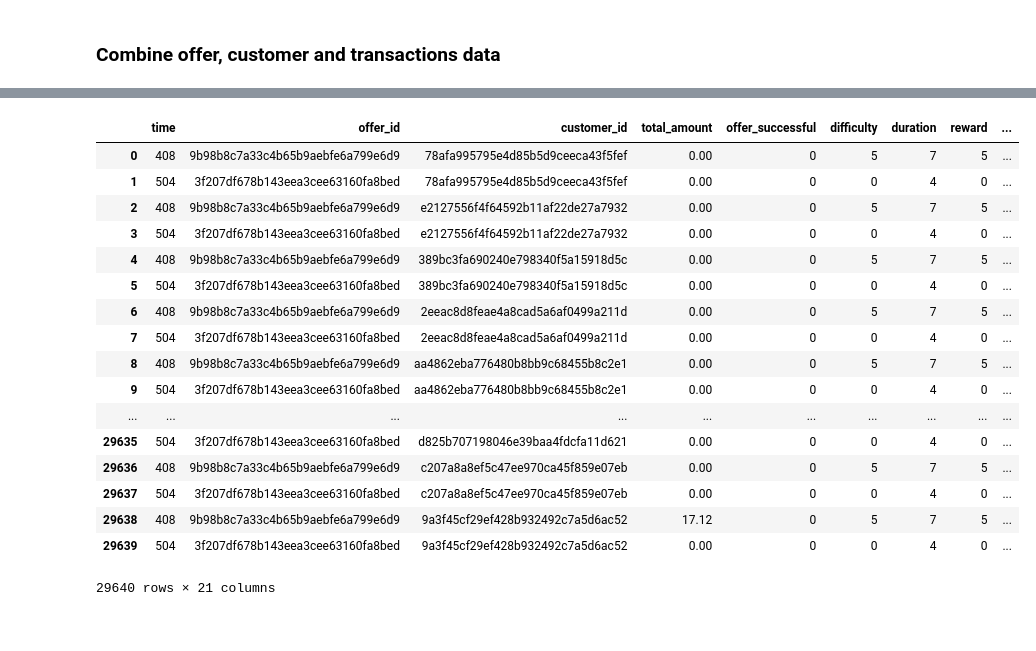
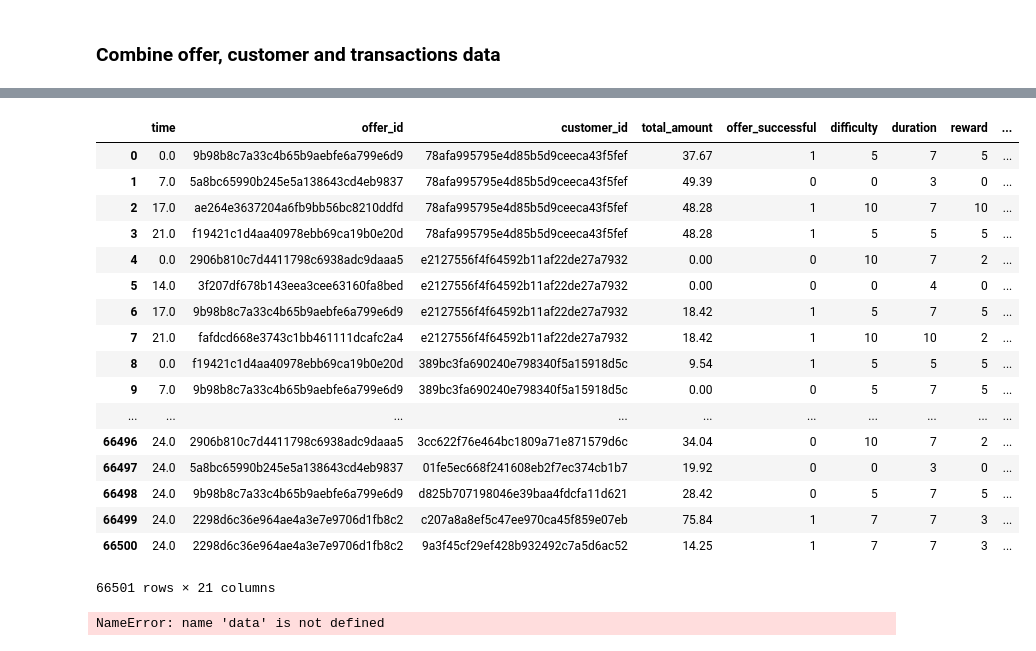
Before and after one commit to alexmill/Starbucks-Capstone-Challenge, a Jupyter notebook: Starbucks_Capstone_notebook.ipynb, the cells around one changed output, grey strips where cells are left out. Drawn from its saved outputs; the diff is of its cells as text; code cells hidden in the pictures.

```diff
--- a/Starbucks_Capstone_notebook.ipynb
+++ b/Starbucks_Capstone_notebook.ipynb
@@ -240,6 +274,8 @@ len(profile[profile['gender'].isnull()].index)
 # %%
 # profile: drop rows with no gender, income, age data
 profile = profile.drop(profile[profile['gender'].isnull()].index)
+# %%
+profile['gender'] = profile['gender'].apply(lambda x: 1 if x == 'M' else 0)
 # %%
 # profile: add start_year column
 profile['start_year'] = profile.became_member_on.dt.year
@@ -325,6 +361,8 @@ transcript.drop(columns=['value'], inplace=True)
 # %%
 # transcript: drop transaction rows whose customer_id is not in profile:customer_id
 transcript = transcript[transcript.customer_id.isin(profile.customer_id)]
+# %%
+transcript['time'] /= 24.0
 # %%
 # access the duplicate values
 transcript.duplicated().sum()
@@ -670,10 +649,10 @@ def combine_data(profile, portfolio, offers_df, transaction_df):
         customer = profile[profile['customer_id']==cust_id]
 
         # extract offers associated with the customer from offers_df
-        cust_offer_data = offers_df[offers_df.customer_id==cust_id]
+        cust_offer_data = offers_df[offers_df['customer_id']==cust_id]
 
         # extract transactions associated with the customer from transactions_df
-        cust_transaction_data = transaction_df[transaction_df.customer_id==cust_id]
+        cust_transaction_data = transaction_df[transaction_df['customer_id']==cust_id]
 
         # extract received, completed, viewed offer data from customer offers
         offer_received_data = cust_offer_data[cust_offer_data['received'] == 1]
@@ -682,19 +661,19 @@ def combine_data(profile, portfolio, offers_df, transaction_df):
 
         rows = []
         # loop through each received offer
-        for i in range(offer_received.shape[0]):
+        for i in range(offer_received_data.shape[0]):
 
             # fetch an offer id
-            offer_id = offer_received.iloc[i]['offer_id']
+            offer_id = offer_received_data.iloc[i]['offer_id']
 
             # extract offer row from portfolio
-            offer_row = portfolio[portfolio['offer_id'] == offer_id]
+            offer_row = portfolio.loc[portfolio['offer_id'] == offer_id]
 
             # extract duration days of an offer from offer row
             duration_days = offer_row['duration'].values[0]
 
             # initialize start and end time of an offer
-            start_time = offer_received.iloc[i]['time']
+            start_time = offer_received_data.iloc[i]['time']
             end_time = start_time + duration_days
 
             # seggregate offers completed within end date
@@ -763,29 +727,31 @@ data
 # %%
 columns_list = ['time', 'offer_id', 'customer_id', 'total_amount',
                 'offer_successful', 'difficulty', 'duration',
-                'reward', 'bogo', 'dicsount', 'informational',
+                'reward', 'bogo', 'discount', 'informational',
                 'email', 'mobile', 'social', 'web', 'became_member_on',
                 'gender', 'income', 'age', 'start_year', 'start_month']
 data[columns_list]
 # %% [output]
 |  | time | offer_id | customer_id | total_amount | offer_successful | difficulty | duration | reward | ... |
-| 0 | 408 | 9b98b8c7a33c4b65b9aebfe6a799e6d9 | 78afa995795e4d85b5d9ceeca43f5fef | 0.00 | 0 | 5 | 7 | 5 | ... |
-| 1 | 504 | 3f207df678b143eea3cee63160fa8bed | 78afa995795e4d85b5d9ceeca43f5fef | 0.00 | 0 | 0 | 4 | 0 | ... |
-| 2 | 408 | 9b98b8c7a33c4b65b9aebfe6a799e6d9 | e2127556f4f64592b11af22de27a7932 | 0.00 | 0 | 5 | 7 | 5 | ... |
-| 3 | 504 | 3f207df678b143eea3cee63160fa8bed | e2127556f4f64592b11af22de27a7932 | 0.00 | 0 | 0 | 4 | 0 | ... |
-| 4 | 408 | 9b98b8c7a33c4b65b9aebfe6a799e6d9 | 389bc3fa690240e798340f5a15918d5c | 0.00 | 0 | 5 | 7 | 5 | ... |
-| 5 | 504 | 3f207df678b143eea3cee63160fa8bed | 389bc3fa690240e798340f5a15918d5c | 0.00 | 0 | 0 | 4 | 0 | ... |
-| 6 | 408 | 9b98b8c7a33c4b65b9aebfe6a799e6d9 | 2eeac8d8feae4a8cad5a6af0499a211d | 0.00 | 0 | 5 | 7 | 5 | ... |
-| 7 | 504 | 3f207df678b143eea3cee63160fa8bed | 2eeac8d8feae4a8cad5a6af0499a211d | 0.00 | 0 | 0 | 4 | 0 | ... |
-| 8 | 408 | 9b98b8c7a33c4b65b9aebfe6a799e6d9 | aa4862eba776480b8bb9c68455b8c2e1 | 0.00 | 0 | 5 | 7 | 5 | ... |
-| 9 | 504 | 3f207df678b143eea3cee63160fa8bed | aa4862eba776480b8bb9c68455b8c2e1 | 0.00 | 0 | 0 | 4 | 0 | ... |
+| 0 | 0.0 | 9b98b8c7a33c4b65b9aebfe6a799e6d9 | 78afa995795e4d85b5d9ceeca43f5fef | 37.67 | 1 | 5 | 7 | 5 | ... |
+| 1 | 7.0 | 5a8bc65990b245e5a138643cd4eb9837 | 78afa995795e4d85b5d9ceeca43f5fef | 49.39 | 0 | 0 | 3 | 0 | ... |
+| 2 | 17.0 | ae264e3637204a6fb9bb56bc8210ddfd | 78afa995795e4d85b5d9ceeca43f5fef | 48.28 | 1 | 10 | 7 | 10 | ... |
+| 3 | 21.0 | f19421c1d4aa40978ebb69ca19b0e20d | 78afa995795e4d85b5d9ceeca43f5fef | 48.28 | 1 | 5 | 5 | 5 | ... |
+| 4 | 0.0 | 2906b810c7d4411798c6938adc9daaa5 | e2127556f4f64592b11af22de27a7932 | 0.00 | 0 | 10 | 7 | 2 | ... |
+| 5 | 14.0 | 3f207df678b143eea3cee63160fa8bed | e2127556f4f64592b11af22de27a7932 | 0.00 | 0 | 0 | 4 | 0 | ... |
+| 6 | 17.0 | 9b98b8c7a33c4b65b9aebfe6a799e6d9 | e2127556f4f64592b11af22de27a7932 | 18.42 | 1 | 5 | 7 | 5 | ... |
+| 7 | 21.0 | fafdcd668e3743c1bb461111dcafc2a4 | e2127556f4f64592b11af22de27a7932 | 18.42 | 1 | 10 | 10 | 2 | ... |
+| 8 | 0.0 | f19421c1d4aa40978ebb69ca19b0e20d | 389bc3fa690240e798340f5a15918d5c | 9.54 | 1 | 5 | 5 | 5 | ... |
+| 9 | 7.0 | 9b98b8c7a33c4b65b9aebfe6a799e6d9 | 389bc3fa690240e798340f5a15918d5c | 0.00 | 0 | 5 | 7 | 5 | ... |
 | ... | ... | ... | ... | ... | ... | ... | ... | ... | ... |
-| 29635 | 504 | 3f207df678b143eea3cee63160fa8bed | d825b707198046e39baa4fdcfa11d621 | 0.00 | 0 | 0 | 4 | 0 | ... |
-| 29636 | 408 | 9b98b8c7a33c4b65b9aebfe6a799e6d9 | c207a8a8ef5c47ee970ca45f859e07eb | 0.00 | 0 | 5 | 7 | 5 | ... |
-| 29637 | 504 | 3f207df678b143eea3cee63160fa8bed | c207a8a8ef5c47ee970ca45f859e07eb | 0.00 | 0 | 0 | 4 | 0 | ... |
-| 29638 | 408 | 9b98b8c7a33c4b65b9aebfe6a799e6d9 | 9a3f45cf29ef428b932492c7a5d6ac52 | 17.12 | 0 | 5 | 7 | 5 | ... |
-| 29639 | 504 | 3f207df678b143eea3cee63160fa8bed | 9a3f45cf29ef428b932492c7a5d6ac52 | 0.00 | 0 | 0 | 4 | 0 | ... |
+| 66496 | 24.0 | 2906b810c7d4411798c6938adc9daaa5 | 3cc622f76e464bc1809a71e871579d6c | 34.04 | 0 | 10 | 7 | 2 | ... |
+| 66497 | 24.0 | 5a8bc65990b245e5a138643cd4eb9837 | 01fe5ec668f241608eb2f7ec374cb1b7 | 19.92 | 0 | 0 | 3 | 0 | ... |
+| 66498 | 24.0 | 9b98b8c7a33c4b65b9aebfe6a799e6d9 | d825b707198046e39baa4fdcfa11d621 | 28.42 | 0 | 5 | 7 | 5 | ... |
+| 66499 | 24.0 | 2298d6c36e964ae4a3e7e9706d1fb8c2 | c207a8a8ef5c47ee970ca45f859e07eb | 75.84 | 1 | 7 | 7 | 3 | ... |
+| 66500 | 24.0 | 2298d6c36e964ae4a3e7e9706d1fb8c2 | 9a3f45cf29ef428b932492c7a5d6ac52 | 14.25 | 1 | 7 | 7 | 3 | ... |
-29640 rows × 21 columns
+66501 rows × 21 columns
 # %%
 data.to_csv('master_offer_analysis.csv', index=False)
+# %% [output]
+NameError: name 'data' is not defined
 # %%
```
Also changed, not shown: parts of 53 cells of this notebook, 2 other files.
